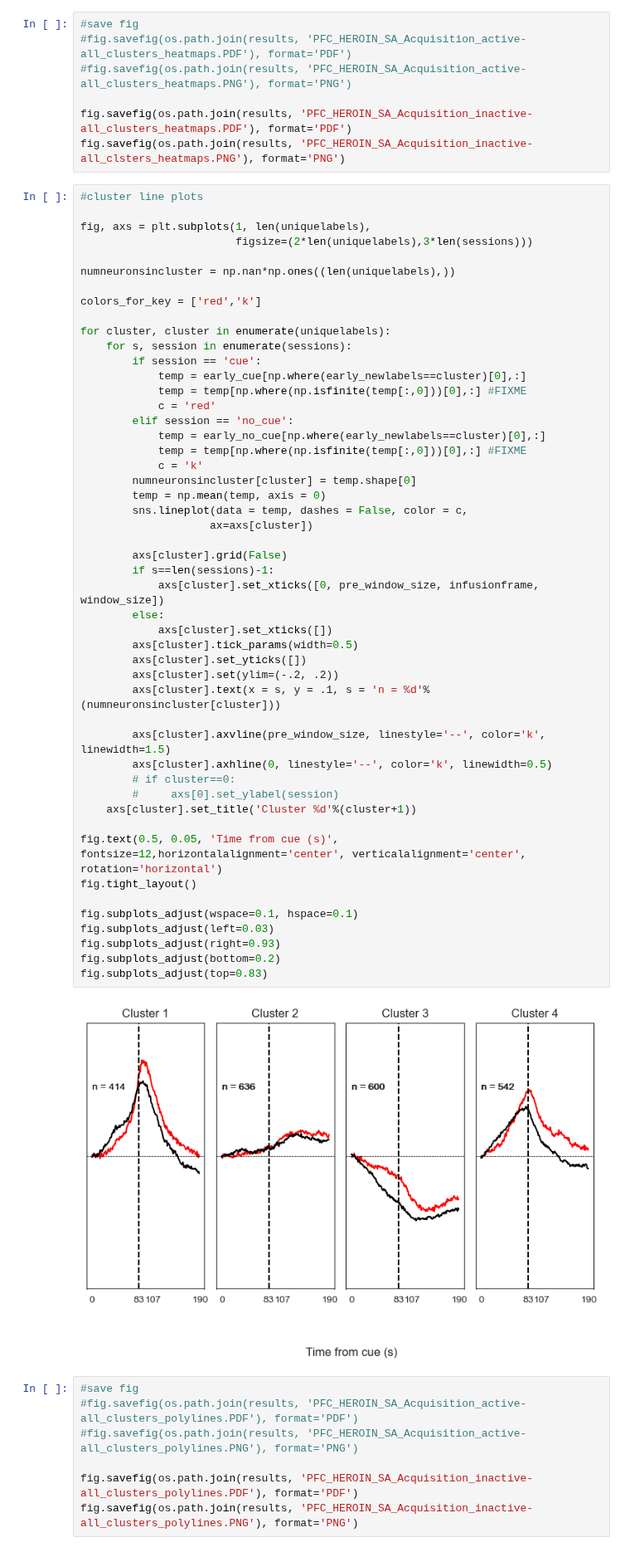
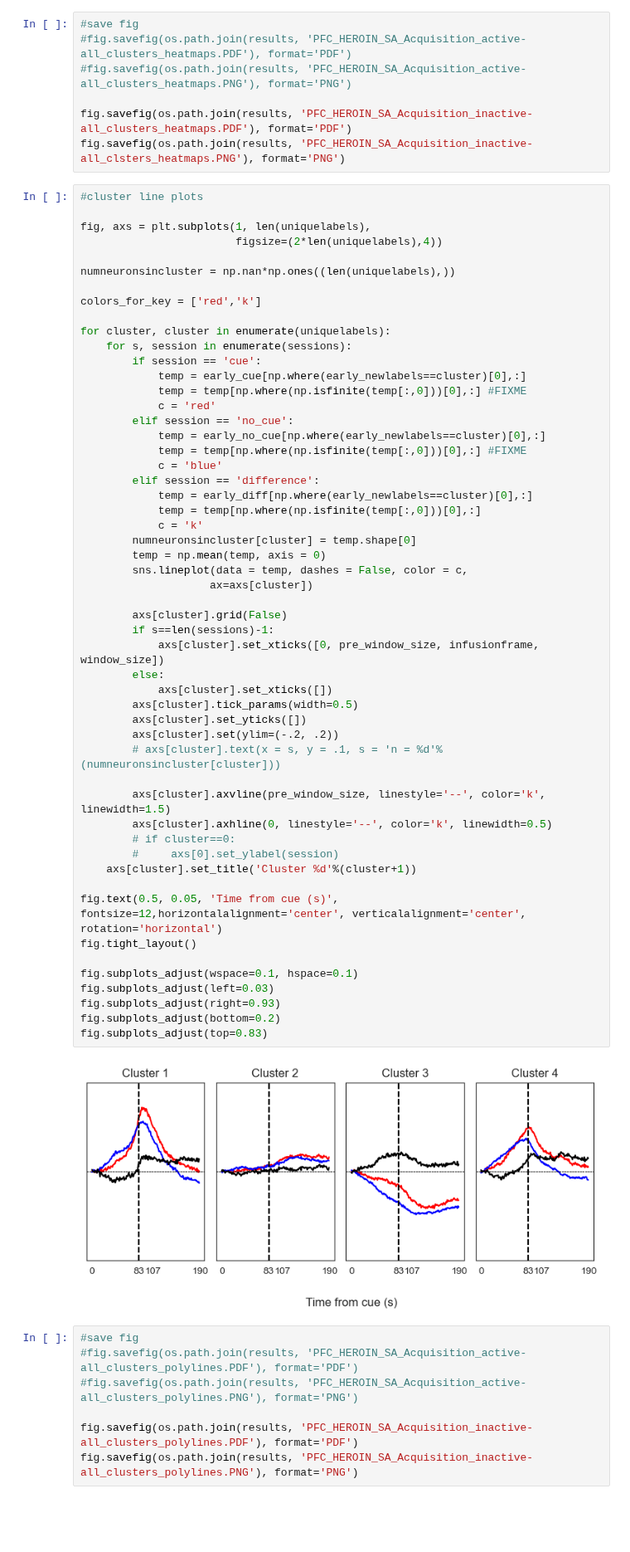
Before and after one commit to datasiansalsa/PFC_Self-Admin_Analysis, a Jupyter notebook: cue-analysis/reinstatement/RST_cue_analysis_JJB.ipynb, the cells around one changed output. Shown at 83% size. Cells and saved outputs as stored; diff of their text form; blank space fills up the shorter version.

Commit message:
Clustering for ACQ and CueRein cue analysis

```diff
--- a/cue-analysis/reinstatement/RST_cue_analysis_JJB.ipynb
+++ b/cue-analysis/reinstatement/RST_cue_analysis_JJB.ipynb
@@ -955,7 +955,7 @@ fig.savefig(os.path.join(results, 'PFC_HEROIN_SA_Acquisition_inactive-all_clster
 #cluster line plots
 
 fig, axs = plt.subplots(1, len(uniquelabels),
-                        figsize=(2*len(uniquelabels),3*len(sessions)))
+                        figsize=(2*len(uniquelabels),4))
 
 numneuronsincluster = np.nan*np.ones((len(uniquelabels),))
 
@@ -970,38 +970,42 @@ for cluster, cluster in enumerate(uniquelabels):
         elif session == 'no_cue':
             temp = early_no_cue[np.where(early_newlabels==cluster)[0],:]
             temp = temp[np.where(np.isfinite(temp[:,0]))[0],:] #FIXME
+            c = 'blue'
+        elif session == 'difference':
+            temp = early_diff[np.where(early_newlabels==cluster)[0],:]
+            temp = temp[np.where(np.isfinite(temp[:,0]))[0],:]
             c = 'k'
         numneuronsincluster[cluster] = temp.shape[0]
         temp = np.mean(temp, axis = 0)
         sns.lineplot(data = temp, dashes = False, color = c,
                     ax=axs[cluster])
 
         axs[cluster].grid(False)
         if s==len(sessions)-1:
             axs[cluster].set_xticks([0, pre_window_size, infusionframe, window_size])
         else:
             axs[cluster].set_xticks([])
         axs[cluster].tick_params(width=0.5)
         axs[cluster].set_yticks([])
         axs[cluster].set(ylim=(-.2, .2))
-        axs[cluster].text(x = s, y = .1, s = 'n = %d'%(numneuronsincluster[cluster]))
+        # axs[cluster].text(x = s, y = .1, s = 'n = %d'%(numneuronsincluster[cluster]))
 
         axs[cluster].axvline(pre_window_size, linestyle='--', color='k', linewidth=1.5)
         axs[cluster].axhline(0, linestyle='--', color='k', linewidth=0.5)
         # if cluster==0:
         #     axs[0].set_ylabel(session)
     axs[cluster].set_title('Cluster %d'%(cluster+1))
 
 fig.text(0.5, 0.05, 'Time from cue (s)', fontsize=12,horizontalalignment='center', verticalalignment='center', rotation='horizontal')
 fig.tight_layout()
 
 fig.subplots_adjust(wspace=0.1, hspace=0.1)
 fig.subplots_adjust(left=0.03)
 fig.subplots_adjust(right=0.93)
 fig.subplots_adjust(bottom=0.2)
 fig.subplots_adjust(top=0.83)
 # %% [output]
-[figure, old version]
+[figure, new version]
 # %%
 #save fig
 #fig.savefig(os.path.join(results, 'PFC_HEROIN_SA_Acquisition_active-all_clusters_polylines.PDF'), format='PDF')
```
Also changed, not shown: parts of 2 cells of this notebook, 1 other file.
